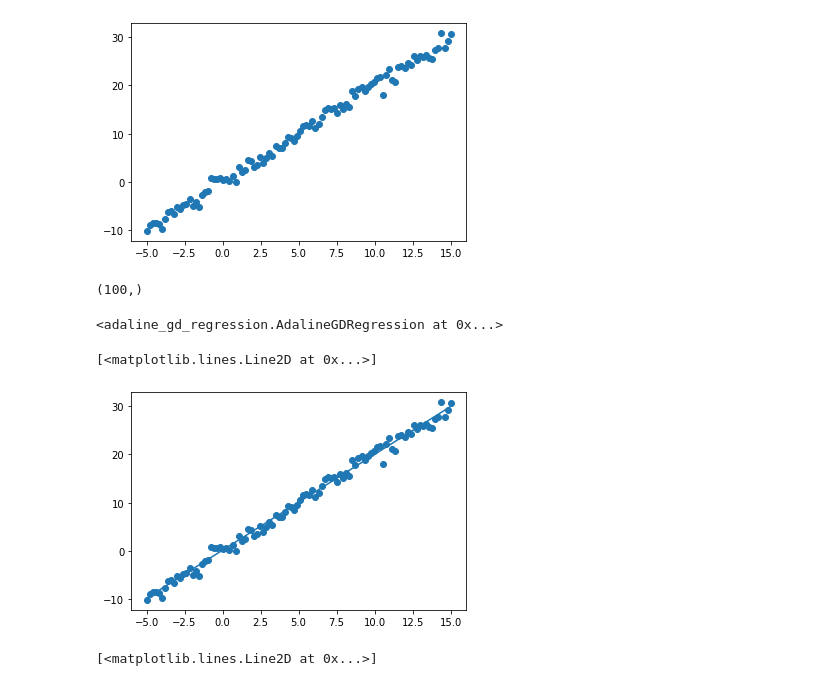
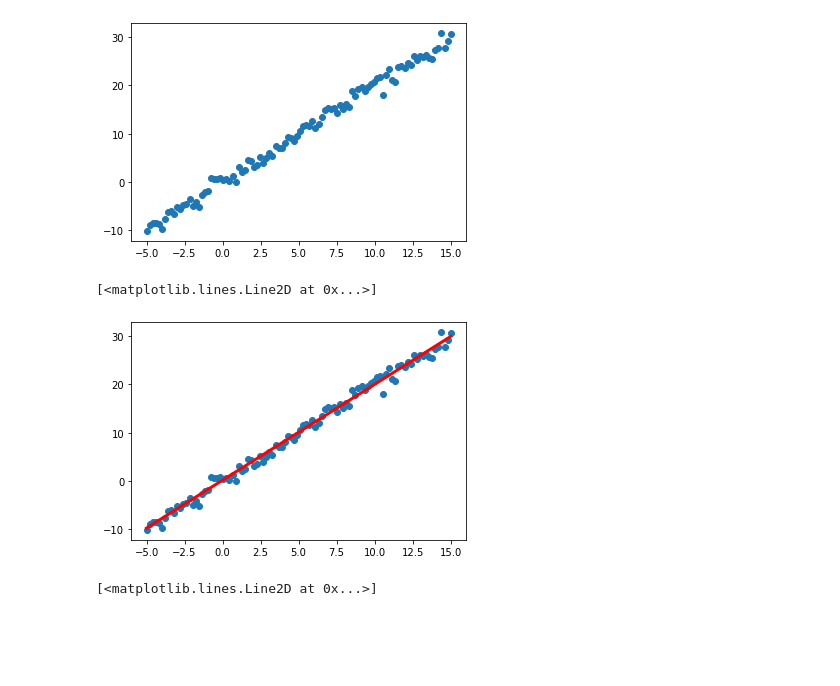
Before and after one commit to JimGerth/desy-ml-python, a Jupyter notebook: Chapter 2.ipynb, the cells around one changed output. Drawn from its saved outputs; the diff is of its cells as text; code cells hidden in the pictures; blank space fills up the shorter version.

```diff
--- a/Chapter 2.ipynb
+++ b/Chapter 2.ipynb
@@ -146,25 +146,17 @@ plt.scatter(data_linear[:,0], data_linear[:,1])
 # %% [output]
 <matplotlib.collections.PathCollection at 0x...>
 [figure]
-# %%
-data_linear[:,0].shape
-# %% [output]
-(100,)
 # %%
 from adaline_gd_regression import AdalineGDRegression
 
 reglin = AdalineGDRegression(n_iter=150, eta=0.00001, random_state=1)
 reglin.fit(data_linear[:,0][:,np.newaxis], data_linear[:,1])
 
-#plot_decision_regions(data_linear[:,0], data_linear[:,1], classifier=reglin)
+plt.scatter(data_linear[:,0], data_linear[:,1])
+plt.plot(data_linear[:,0],reglin.predict(data_linear[:,0][:,np.newaxis]), color='red', linewidth=3)
 # %% [output]
-<adaline_gd_regression.AdalineGDRegression at 0x...>
+[<matplotlib.lines.Line2D at 0x...>]
+[figure, added]
-# %%
-plt.scatter(data_linear[:,0], data_linear[:,1])
-plt.plot(data_linear[:,0],reglin.predict(data_linear[:,0][:,np.newaxis]))
-# %% [output]
-[<matplotlib.lines.Line2D at 0x...>]
-[figure, removed]
 # %%
 plt.plot(np.linspace(0, len(reglin.cost_) + 1, len(reglin.cost_)), reglin.cost_)
 # %% [output]
```
Also changed, not shown: parts of 1 cell of this notebook, 1 other file.
